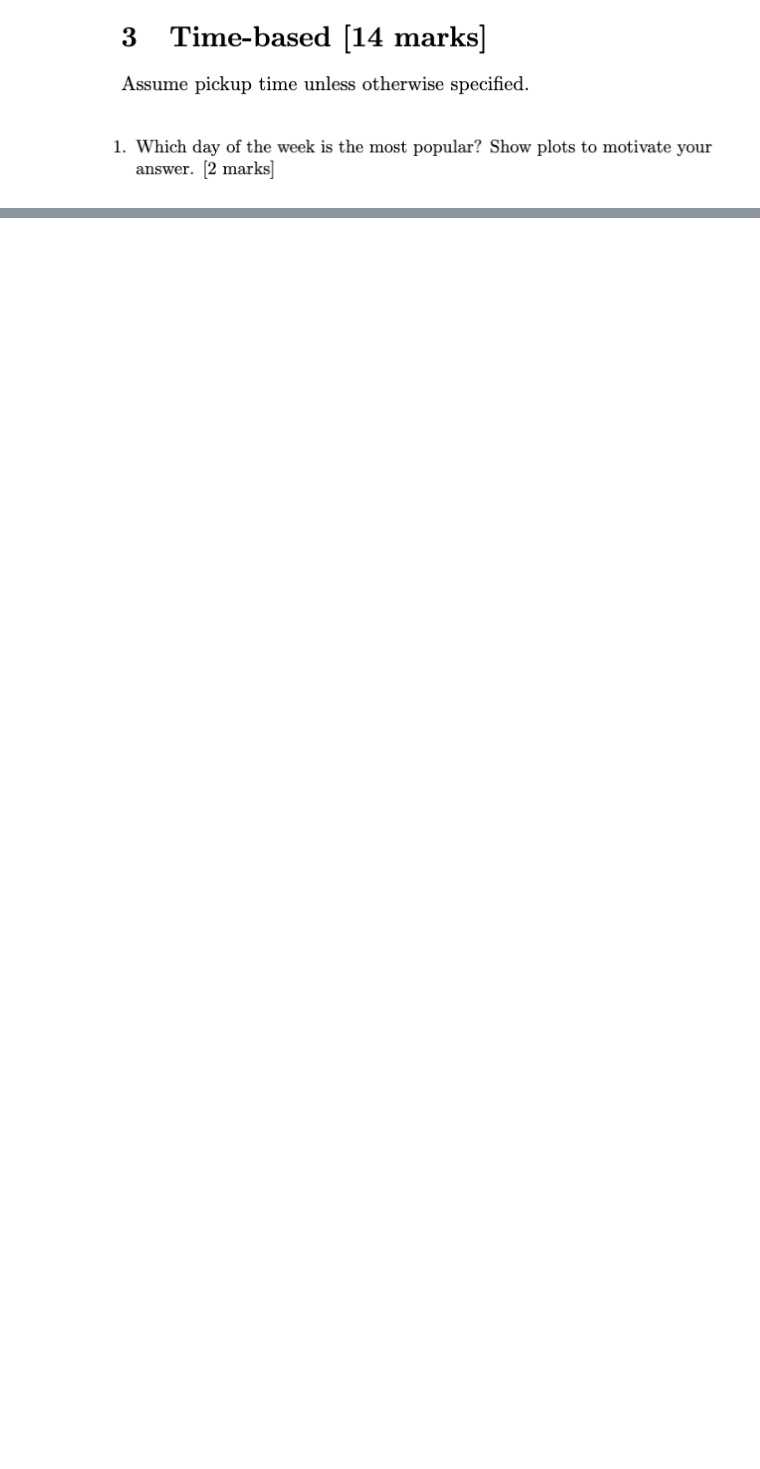
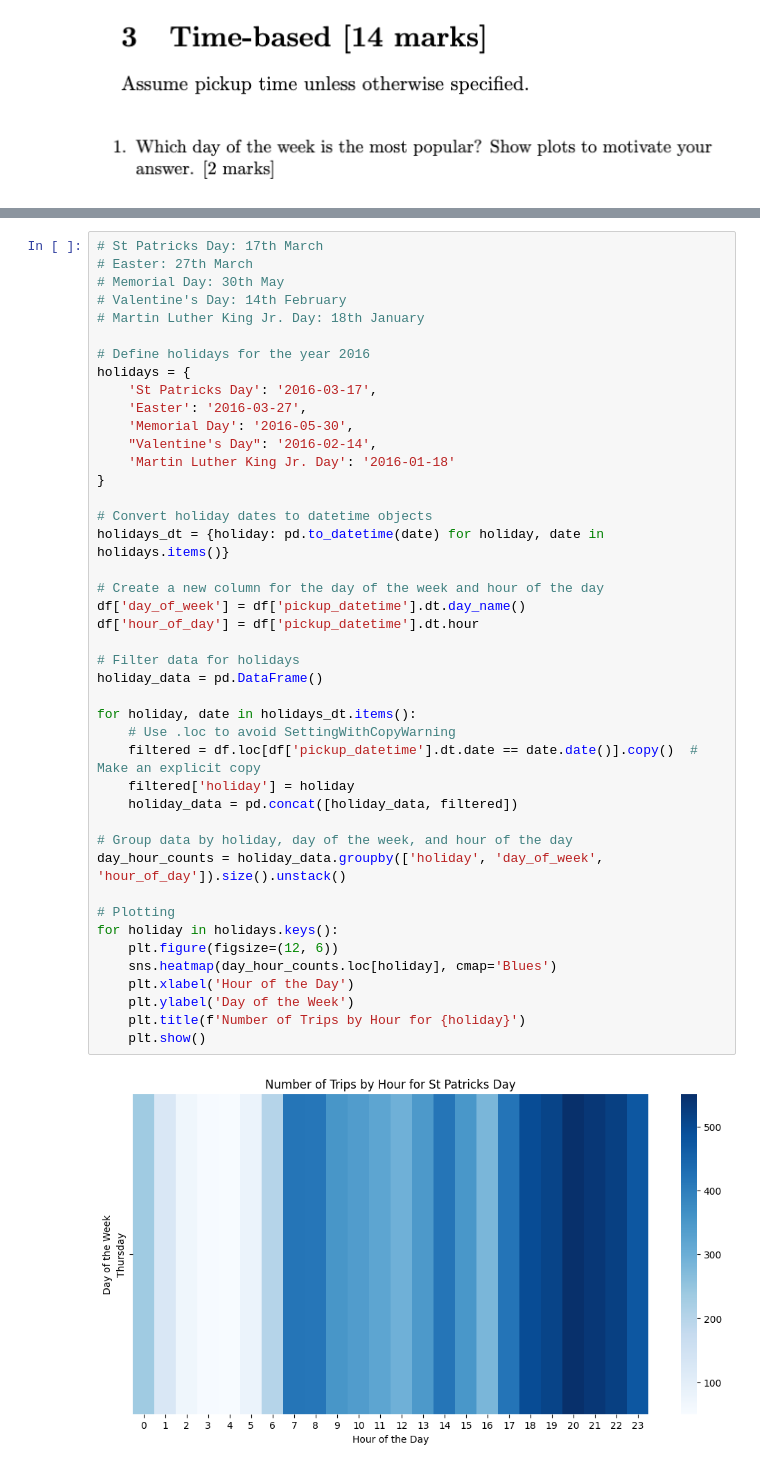
Before and after one commit to Daggy2002/DVE-Assignments, a Jupyter notebook: Assignment2/main.ipynb, the cells around one changed output, grey strips where cells are left out. Drawn from its saved outputs; the diff is of its cells as text; blank space fills up the shorter version.

```diff
--- a/Assignment2/main.ipynb
+++ b/Assignment2/main.ipynb
@@ -317,0 +368,45 @@ print(df.head())
+# %%
+# St Patricks Day: 17th March
+# Easter: 27th March
+# Memorial Day: 30th May
+# Valentine's Day: 14th February
+# Martin Luther King Jr. Day: 18th January
+
+# Define holidays for the year 2016
+holidays = {
+    'St Patricks Day': '2016-03-17',
+    'Easter': '2016-03-27',
+    'Memorial Day': '2016-05-30',
+    "Valentine's Day": '2016-02-14',
+    'Martin Luther King Jr. Day': '2016-01-18'
+}
+
+# Convert holiday dates to datetime objects
+holidays_dt = {holiday: pd.to_datetime(date) for holiday, date in holidays.items()}
+
+# Create a new column for the day of the week and hour of the day
+df['day_of_week'] = df['pickup_datetime'].dt.day_name()
+df['hour_of_day'] = df['pickup_datetime'].dt.hour
+
+# Filter data for holidays
+holiday_data = pd.DataFrame()
+
+for holiday, date in holidays_dt.items():
+    # Use .loc to avoid SettingWithCopyWarning
+    filtered = df.loc[df['pickup_datetime'].dt.date == date.date()].copy()  # Make an explicit copy
+    filtered['holiday'] = holiday
+    holiday_data = pd.concat([holiday_data, filtered])
+
+# Group data by holiday, day of the week, and hour of the day
+day_hour_counts = holiday_data.groupby(['holiday', 'day_of_week', 'hour_of_day']).size().unstack()
+
+# Plotting
+for holiday in holidays.keys():
+    plt.figure(figsize=(12, 6))
+    sns.heatmap(day_hour_counts.loc[holiday], cmap='Blues')
+    plt.xlabel('Hour of the Day')
+    plt.ylabel('Day of the Week')
+    plt.title(f'Number of Trips by Hour for {holiday}')
+    plt.show()
+# %% [output]
+[figure, added]
```
Also changed, not shown: parts of 15 cells of this notebook, 1 other file.
